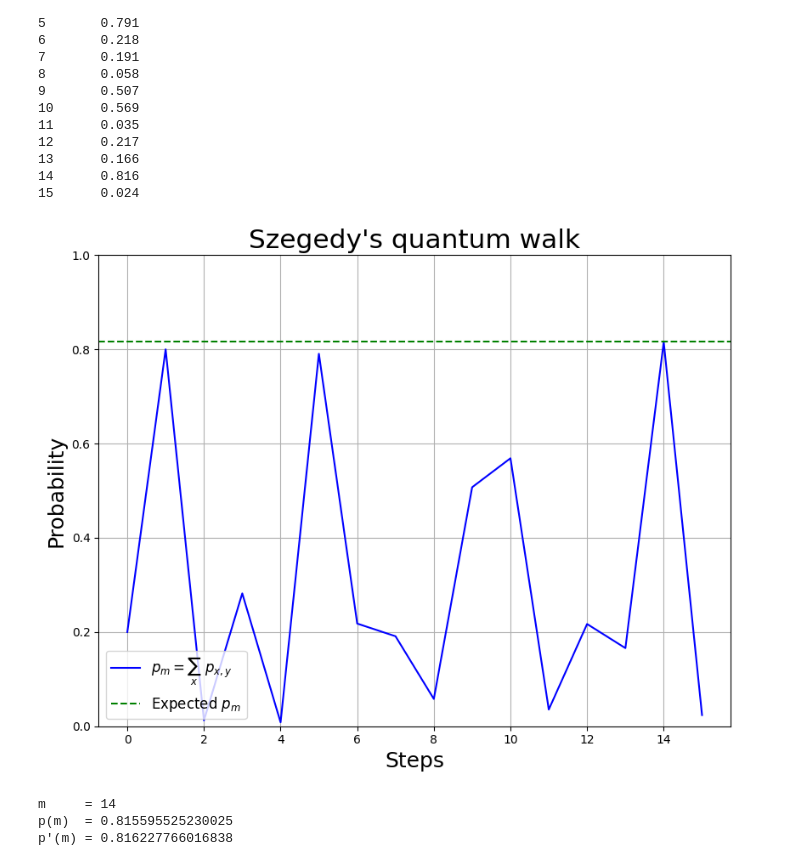
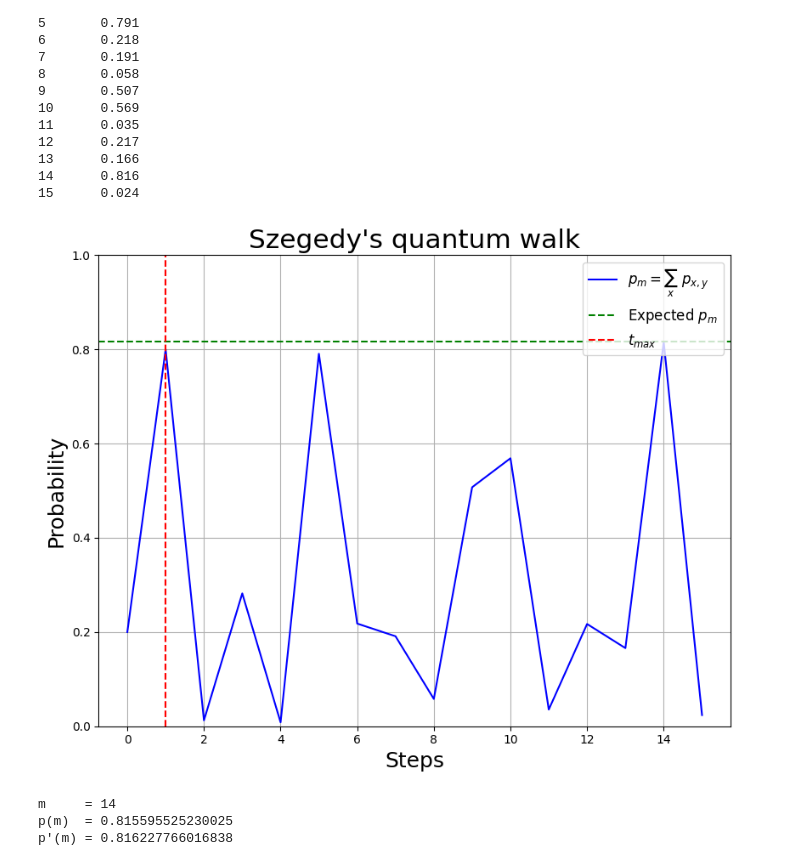
Before and after one commit to maxwell04-wq/qrw-for-pagerank, a Jupyter notebook: LitRev/2016_santos_queries/santos.ipynb, the cells around one changed output. Cells and saved outputs as stored; diff of their text form; code cells hidden in the pictures.

```diff
--- a/LitRev/2016_santos_queries/santos.ipynb
+++ b/LitRev/2016_santos_queries/santos.ipynb
@@ -203,20 +203,21 @@ Steps   sum_pm
 # %%
 scale_factor = 1.5
 default_figsize = plt.rcParams["figure.figsize"]
 scaled_figsize = (default_figsize[0] * scale_factor, default_figsize[1] * scale_factor)
 
 plt.figure(figsize=scaled_figsize)
 plt.plot(range(steps+1), m_data, "b-", label=r"$p_m = \sum_x~p_{x,y}$")
-plt.axhline(y = 0.5 + 1/np.sqrt(2*N), color="green", linestyle="--", label=r"Expected $p_m$")
-plt.legend(fontsize=12, loc="lower left")
+plt.axhline(y=0.5 + 1/np.sqrt(2*N), color="green", linestyle="--", label=r"Expected $p_m$")
+plt.axvline(x=int(np.round(np.pi/4*np.sqrt(N/2)-1/4)), color="red", linestyle="--", label=r"$t_{max}$")
+plt.legend(fontsize=12, loc="upper right")
 plt.title("Szegedy's quantum walk", fontsize=15*scale_factor)
 plt.xlabel("Steps", fontsize=12*scale_factor)
 plt.ylabel("Probability", fontsize=12*scale_factor)
 plt.ylim((0, 1))
 plt.grid()
 plt.show()
 # %% [output]
-[figure, old version]
+[figure, new version]
 # %%
 print(f"m     = {np.argmax(m_data)}\np(m)  = {np.max(m_data)}")
 print(f"p'(m) = {0.5 + 1/np.sqrt(2*N)}")
```
